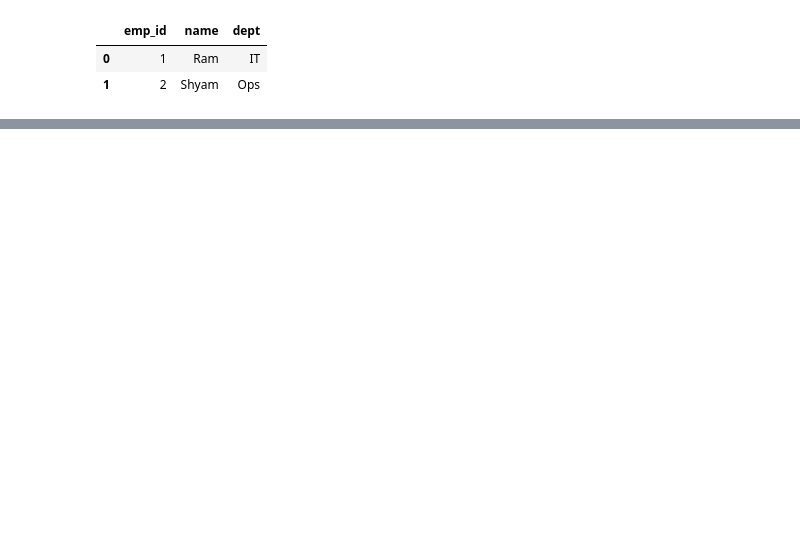
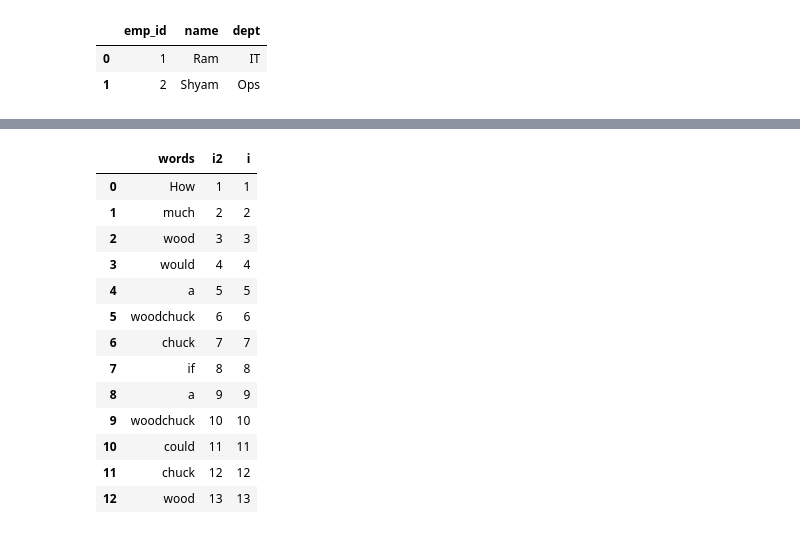
Before and after one commit to Abarajithan-Selvaraj/scaler-dsml-notes, a Jupyter notebook: 03 Python Libraries/pandas-assignments.ipynb, the cells around one changed output, grey strips where cells are left out. Cells and saved outputs as stored; diff of their text form; code cells hidden in the pictures; blank space fills up the shorter version.

Commit message:
Pandas 1 & 2  - assignments completed

```diff
--- a/03 Python Libraries/pandas-assignments.ipynb
+++ b/03 Python Libraries/pandas-assignments.ipynb
@@ -20,3 +21,20 @@ df
 |  | emp_id | name | dept |
 | 0 | 1 | Ram | IT |
 | 1 | 2 | Shyam | Ops |
+# %%
+# D36 - Q1: As a Series
+# You're working on collecting the text data for a Natural Language Processing(NLP) project. You come up with the idea of storing the unique words (case-sensitive) with their frequency in a pandas series object.
+# You are given the raw data in form of a string, Write a function which can take a string as an input and return the unique words and the corresponding frequency in form of a Pandas Series object. The indices of the series should be the unique words and the values should be the frequency of those unique words.
+
+# Note:
+# String contains no special character.
+# Always a Non-empty string.
+# Case sensitive i.e. He and he should be treated as two different word tokens.
+# Series returned is expected to be sorted by sort_index()for sorting all the words.
+
+s = "How much wood would a woodchuck chuck if a woodchuck could chuck wood"     # test-case
+
+df = pd.DataFrame([x for x in s.split()])
+df.rename(columns={0:"words"}, inplace=True)
+
+df["words"].value_counts().sort_index()
@@ -22,0 +52,7 @@ df
+# %%
+# D36 - Q2: Given a data frame named df, what will be the output of the following code
+for x in df.columns:
+    if df[x].nunique()==1:
+        df.drop(x, axis=1, inplace=True)
+
+# Ans: Given for loop will delete all the columns having only one unique value
@@ -22,0 +74,6 @@ df
+# %%
+ls = np.arange(1, 14)
+df["i"] = ls
+df.insert(1, "i1", ls)    # inserts at index 1
+df.insert(3, "i2", ls)      # inserts at last, since the index means the length
+df.head()
@@ -22,0 +101,6 @@ df
+# %%
+dropping_list = ["i1", "i2", "i"]
+
+# df.drop(dropping_list, inplace=True, axis=1)
+df.drop(columns=dropping_list, inplace=False)
+df["words"].is_unique
@@ -22,0 +120,20 @@ df
+# %%
+pd.DataFrame(df, columns=['words', 'i2', 'i'])
+# df[['words', 'i2', 'i']]
+# df.loc[:, ['words', 'i2', 'i']]
+# df.iloc[:,0:2]
+# %% [output]
+|  | words | i2 | i |
+| 0 | How | 1 | 1 |
+| 1 | much | 2 | 2 |
+| 2 | wood | 3 | 3 |
+| 3 | would | 4 | 4 |
+| 4 | a | 5 | 5 |
+| 5 | woodchuck | 6 | 6 |
+| 6 | chuck | 7 | 7 |
+| 7 | if | 8 | 8 |
+| 8 | a | 9 | 9 |
+| 9 | woodchuck | 10 | 10 |
+| 10 | could | 11 | 11 |
+| 11 | chuck | 12 | 12 |
+| 12 | wood | 13 | 13 |
```
Also changed, not shown: parts of 23 cells of this notebook, 1 other file.
